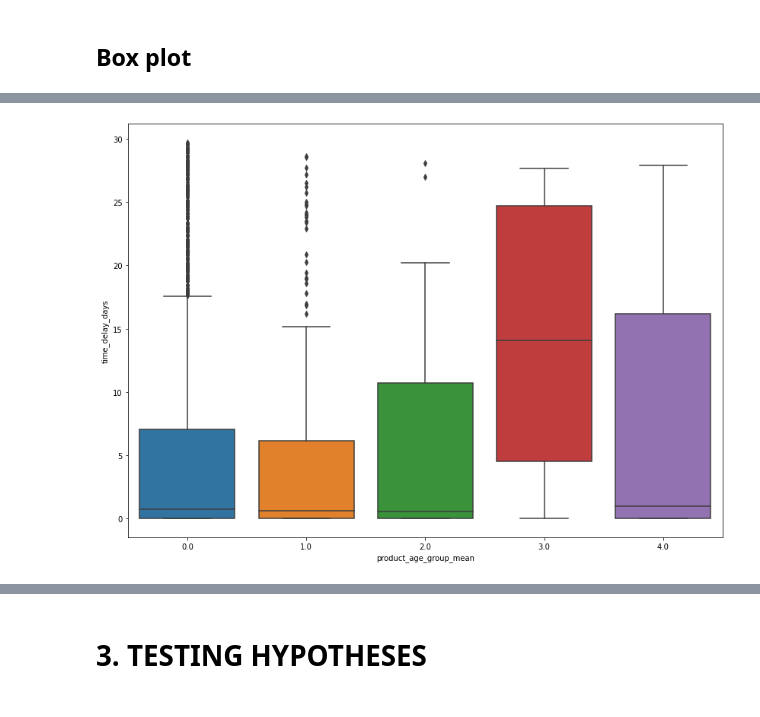
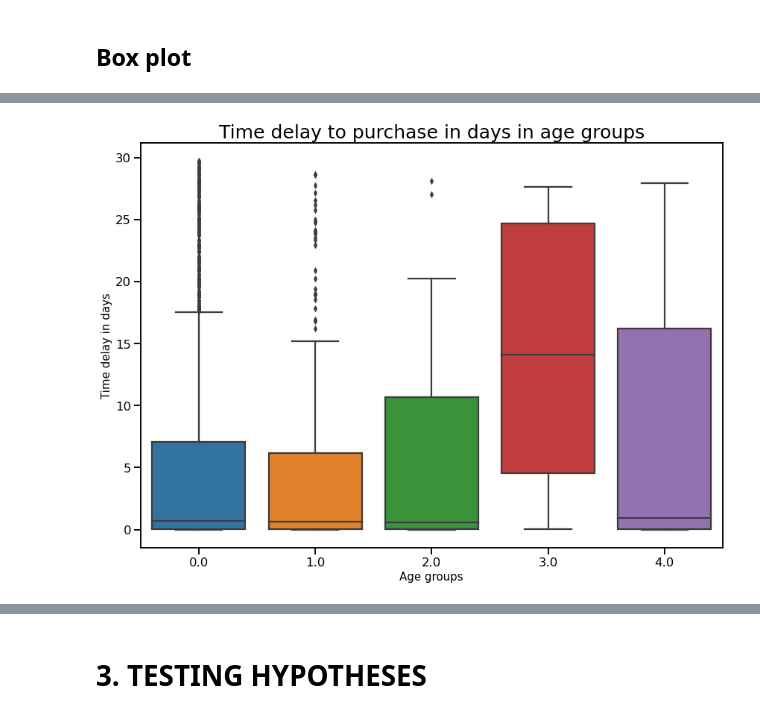
Before and after one commit to anras5/Criteo-Search-Data, a Jupyter notebook: main_notebook.ipynb, the cells around one changed output, grey strips where cells are left out. Saved outputs shown, nothing was run; the diff lists cells and outputs as text; code cells hidden in the pictures.

Commit message:
Update histogram, boxplot, countplot

```diff
--- a/main_notebook.ipynb
+++ b/main_notebook.ipynb
@@ -281,7 +292,7 @@ dtype: int64
 # %%
 plt.figure(figsize=(14, 10))
 
-sns.set_context('paper')
+sns.set_context('talk')
 sns.histplot(data=df, x='product_price_mean', bins=25, hue='product_gender_mean', kde=True)
 plt.title("Histogram of the mean of product prices", fontsize=25)
 plt.xlabel("Product Price mean", fontsize=15)
@@ -301,7 +307,11 @@ plt.show()
 # %%
 plt.figure(figsize=(14, 10))
 
+sns.set_context("talk")
 sns.boxplot(x='product_age_group_mean', y='time_delay_days', data=df)
+plt.title("Time delay to purchase in days in age groups", fontsize=25)
+plt.xlabel("Age groups", fontsize=15)
+plt.ylabel("Time delay in days", fontsize=15)
 plt.show()
 # %% [output]
-[figure, old version]
+[figure, new version]
```
Also changed, not shown: parts of 12 cells of this notebook.
